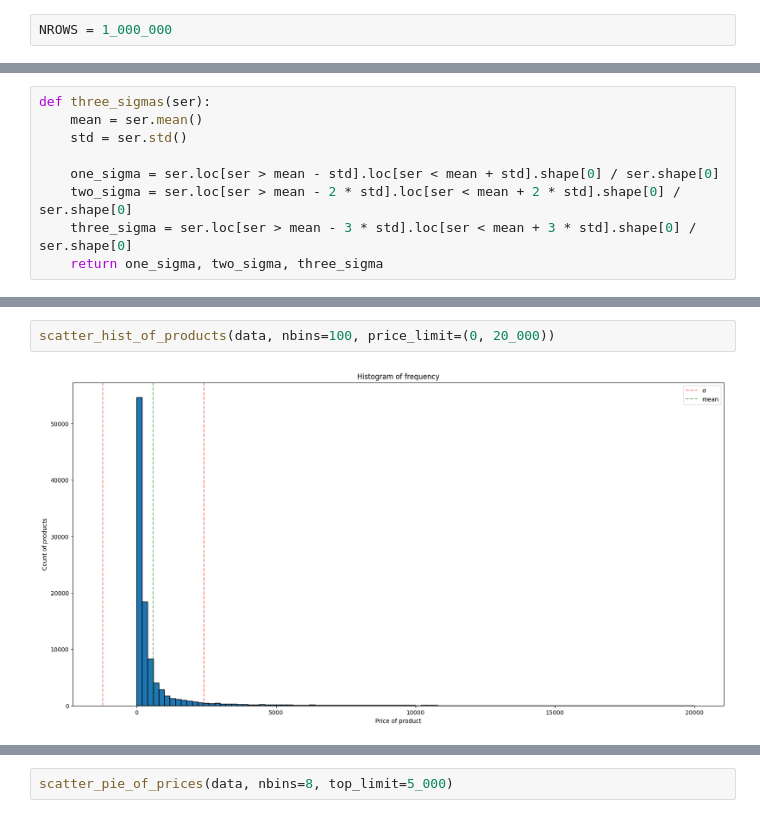
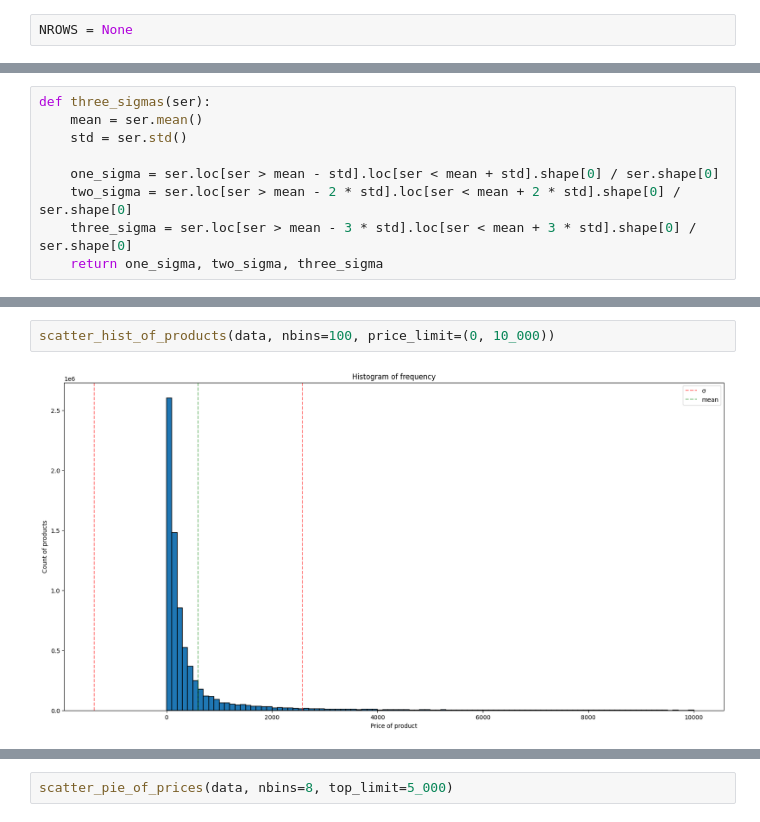
Before and after one commit to Barashkov-GO/vkr, a Jupyter notebook: data_analysis.ipynb, the cells around one changed output, grey strips where cells are left out. Saved outputs shown, nothing was run; the diff lists cells and outputs as text.

```diff
--- a/data_analysis.ipynb
+++ b/data_analysis.ipynb
@@ -14,7 +14,7 @@ from tqdm import tqdm
 
 from helper import *
 # %%
-NROWS = 1_000_000
+NROWS = None
 # %%
 data = pd.read_csv(DATASETS_PATH + 'data_processed.csv', nrows=NROWS).drop(columns=['Unnamed: 0'])
 data['datetime'] = pd.to_datetime(data['datetime'])
@@ -326,7 +332,7 @@ scatter_hist_of_prices(user_info, nbins=100, price_limit=(100, 20_000))
 # %%
-scatter_hist_of_products(data, nbins=100, price_limit=(0, 20_000))
+scatter_hist_of_products(data, nbins=100, price_limit=(0, 10_000))
 # %% [output]
-[figure, old version]
+[figure, new version]
 # %%
 scatter_hist_of_weekdays(data)
 # %% [output]
```
Also changed, not shown: parts of 20 cells of this notebook, 1 other file.
